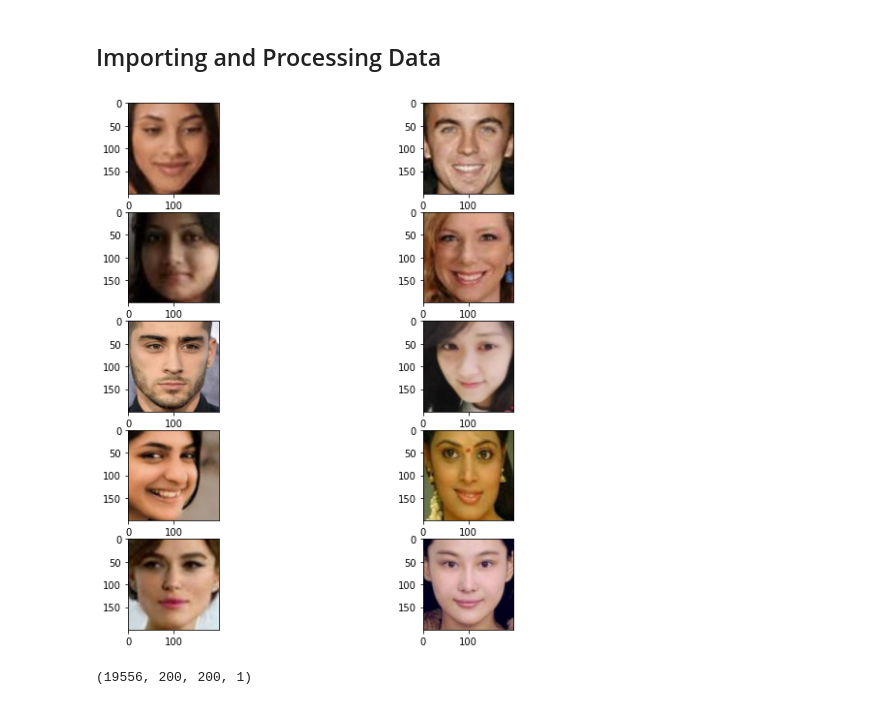
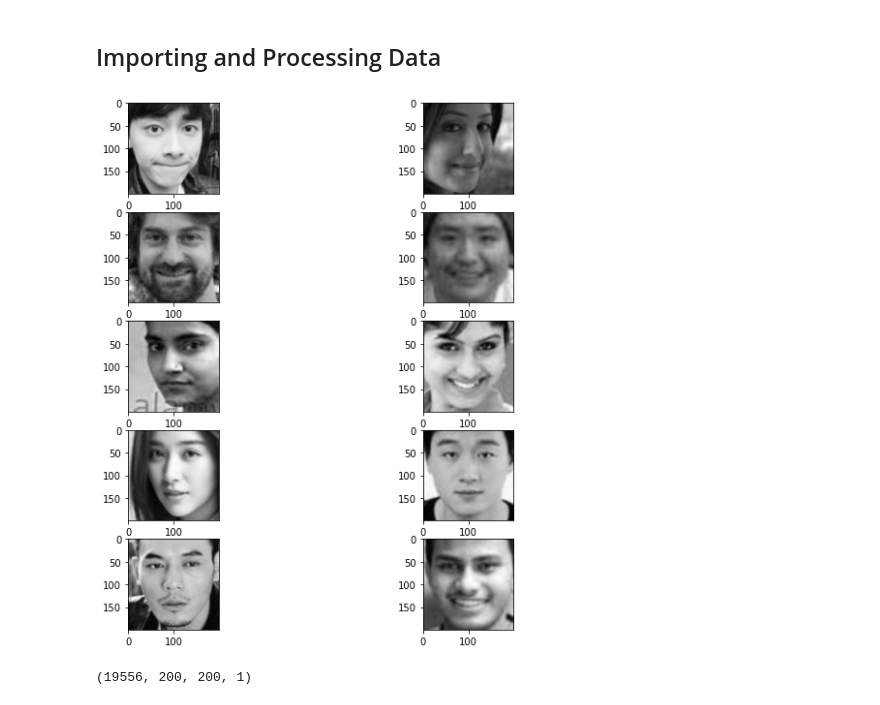
Before and after one commit to Facify/Models, a Jupyter notebook: CNN_facial-age_relu-softmax_AgeRange-20.ipynb, the cells around one changed output. Saved outputs shown, nothing was run; the diff lists cells and outputs as text; code cells hidden in the pictures.

```diff
--- a/CNN_facial-age_relu-softmax_AgeRange-20.ipynb
+++ b/CNN_facial-age_relu-softmax_AgeRange-20.ipynb
@@ -25,18 +25,33 @@ path="../input/facial-age/face_age/"
 # %%
 # Visualization of images
 
 def visualize_image(age, number_of_images):
     plt.figure(figsize=(10, 10))
     folder=path+age+'/'
     images=os.listdir(folder)[:number_of_images]
     for i in range(number_of_images):
-        img=mpimg.imread(folder+images[i])
-        plt.subplot(number_of_images//2, 2, i+1)
-        plt.imshow(img)
+        img = cv2.imread(folder+images[i], 0)
 
-visualize_image("023", 10)
+#         highThresh, thresh_im = cv2.threshold(img, 0, 255, cv2.THRESH_BINARY + cv2.THRESH_OTSU)
+#         lowThresh = 0.5*highThresh
+#         edges = cv2.Canny(img, lowThresh, highThresh)
+
+#         v = np.median(img)
+#         sigma = 0.33
+#         lower = int(max(0, (1.0 - sigma) * v))
+#         upper = int(min(255, (1.0 + sigma) * v))
+#         edges = cv2.Canny(img, lower, upper)
+
+#         plt.subplot(number_of_images//2, 4, 2*i+1),plt.imshow(img, cmap = 'gray')
+#         plt.title('Original Image'), plt.xticks([]), plt.yticks([])
+#         plt.subplot(number_of_images//2, 4, 2*i+2),plt.imshow(edges, cmap = 'gray')
+#         plt.title('Edge Image'), plt.xticks([]), plt.yticks([])
+
+        plt.subplot(number_of_images//2, 2, i+1),plt.imshow(img, cmap = 'gray')
+
+visualize_image("026", 10)
 # %% [output]
-[figure, old version]
+[figure, new version]
 # %%
 X=[]
 y=[]
```
Also changed, not shown: parts of 15 cells of this notebook, 1 other file.
